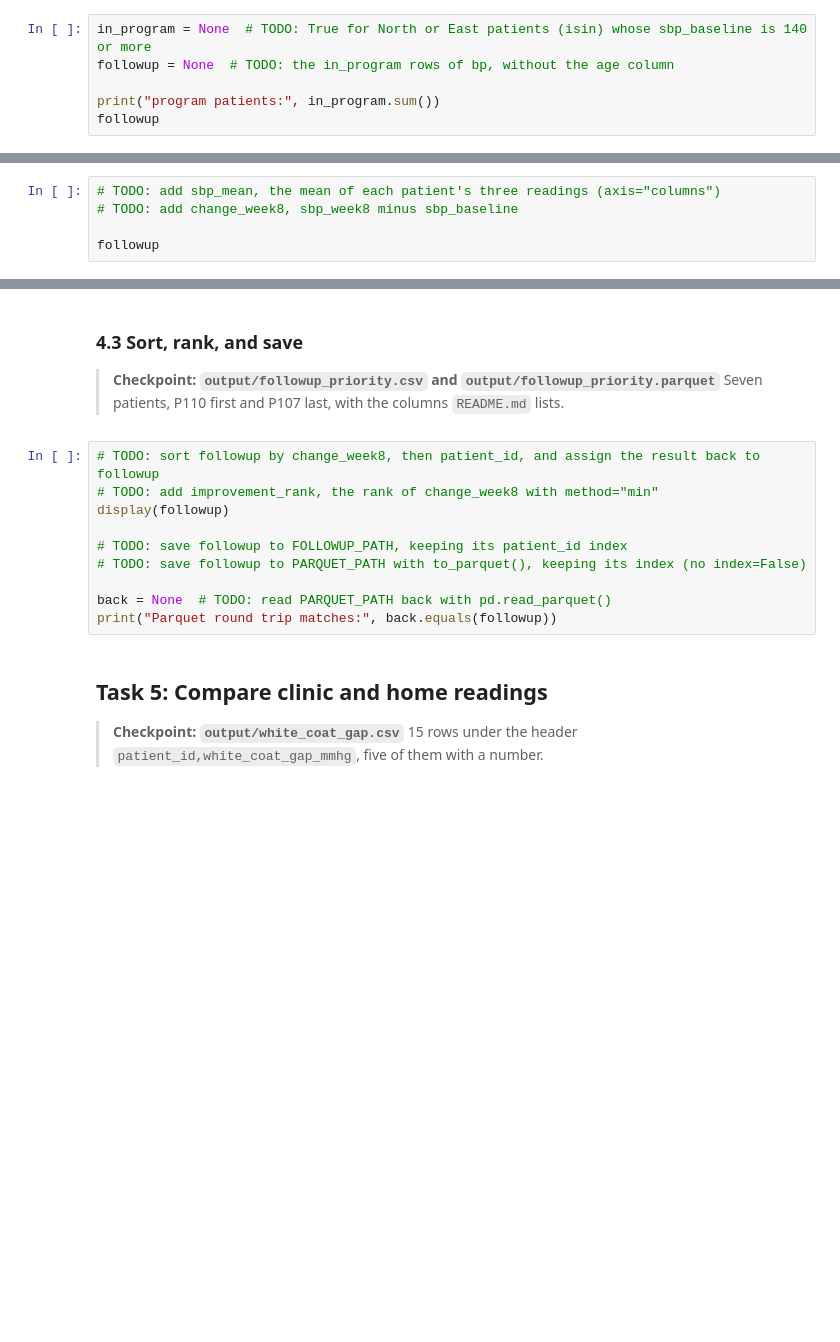
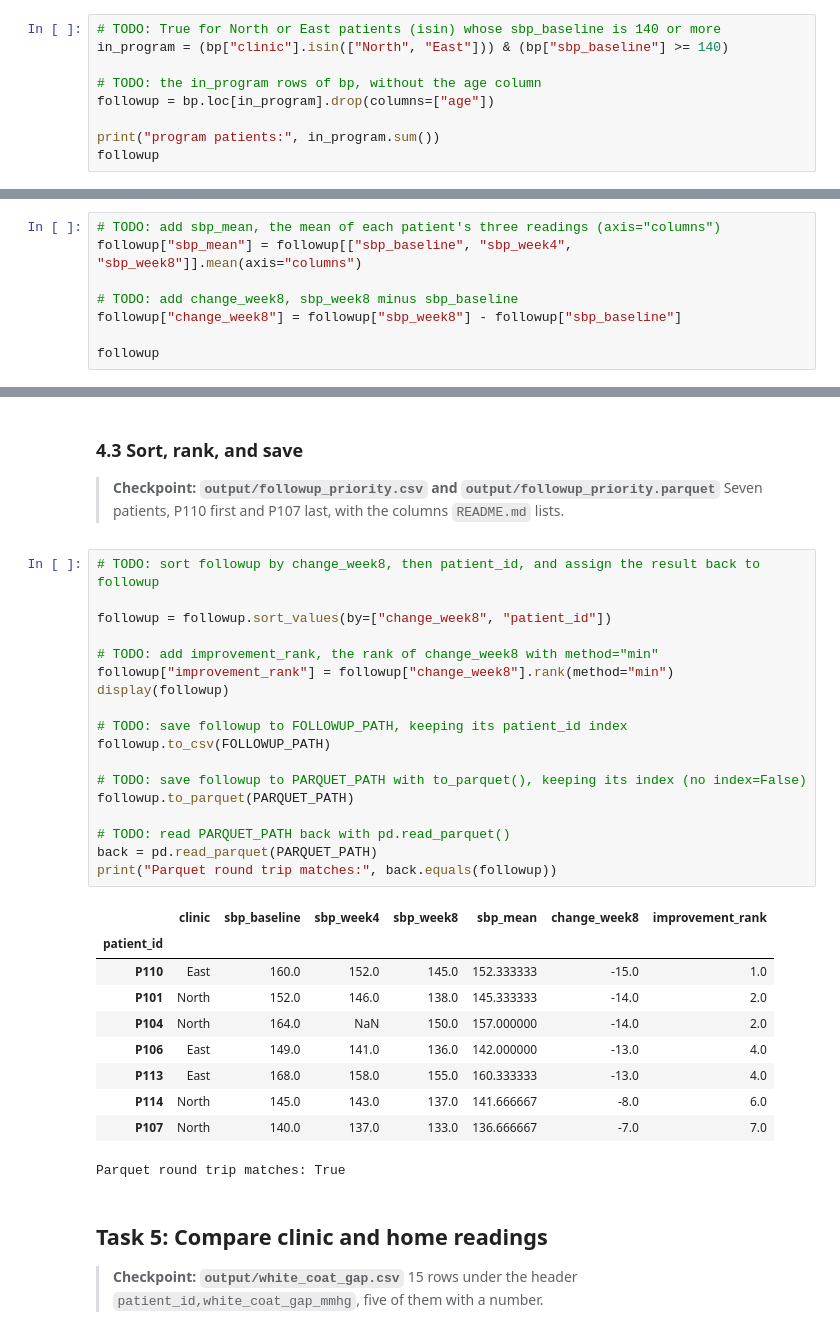
Before and after one commit to starlette-khim/ds217-26f-04, a Jupyter notebook: assignment.ipynb, the cells around one changed output, grey strips where cells are left out. Cells and saved outputs as stored; diff of their text form; blank space fills up the shorter version.

```diff
--- a/assignment.ipynb
+++ b/assignment.ipynb
@@ -173,8 +206,11 @@ print("clinics:", None)  # TODO: replace None with the number of distinct clinic
 
 ### 4.1 Select the program patients
 # %%
-in_program = None  # TODO: True for North or East patients (isin) whose sbp_baseline is 140 or more
-followup = None  # TODO: the in_program rows of bp, without the age column
+# TODO: True for North or East patients (isin) whose sbp_baseline is 140 or more
+in_program = (bp["clinic"].isin(["North", "East"])) & (bp["sbp_baseline"] >= 140)
+
+# TODO: the in_program rows of bp, without the age column
+followup = bp.loc[in_program].drop(columns=["age"])
 
 print("program patients:", in_program.sum())
 followup
@@ -182,6 +229,9 @@ followup
 ### 4.2 Add the derived columns
 # %%
 # TODO: add sbp_mean, the mean of each patient's three readings (axis="columns")
+followup["sbp_mean"] = followup[["sbp_baseline", "sbp_week4", "sbp_week8"]].mean(axis="columns")
+
 # TODO: add change_week8, sbp_week8 minus sbp_baseline
+followup["change_week8"] = followup["sbp_week8"] - followup["sbp_baseline"]
 
 followup
@@ -192,14 +252,33 @@ followup
 > Seven patients, P110 first and P107 last, with the columns `README.md` lists.
 # %%
 # TODO: sort followup by change_week8, then patient_id, and assign the result back to followup
+
+followup = followup.sort_values(by=["change_week8", "patient_id"])
+
 # TODO: add improvement_rank, the rank of change_week8 with method="min"
+followup["improvement_rank"] = followup["change_week8"].rank(method="min")
 display(followup)
 
 # TODO: save followup to FOLLOWUP_PATH, keeping its patient_id index
+followup.to_csv(FOLLOWUP_PATH)
+
 # TODO: save followup to PARQUET_PATH with to_parquet(), keeping its index (no index=False)
+followup.to_parquet(PARQUET_PATH)
 
-back = None  # TODO: read PARQUET_PATH back with pd.read_parquet()
+# TODO: read PARQUET_PATH back with pd.read_parquet()
+back = pd.read_parquet(PARQUET_PATH)
 print("Parquet round trip matches:", back.equals(followup))
+# %% [output]
+|  | clinic | sbp_baseline | sbp_week4 | sbp_week8 | sbp_mean | change_week8 | improvement_rank |
+| patient_id |  |  |  |  |  |  |  |
+| P110 | East | 160.0 | 152.0 | 145.0 | 152.333333 | -15.0 | 1.0 |
+| P101 | North | 152.0 | 146.0 | 138.0 | 145.333333 | -14.0 | 2.0 |
+| P104 | North | 164.0 | NaN | 150.0 | 157.000000 | -14.0 | 2.0 |
+| P106 | East | 149.0 | 141.0 | 136.0 | 142.000000 | -13.0 | 4.0 |
+| P113 | East | 168.0 | 158.0 | 155.0 | 160.333333 | -13.0 | 4.0 |
+| P114 | North | 145.0 | 143.0 | 137.0 | 141.666667 | -8.0 | 6.0 |
+| P107 | North | 140.0 | 137.0 | 133.0 | 136.666667 | -7.0 | 7.0 |
+Parquet round trip matches: True
 # %% [markdown]
 ## Task 5: Compare clinic and home readings
 
```
Also changed, not shown: parts of 6 cells of this notebook, 5 other files.
